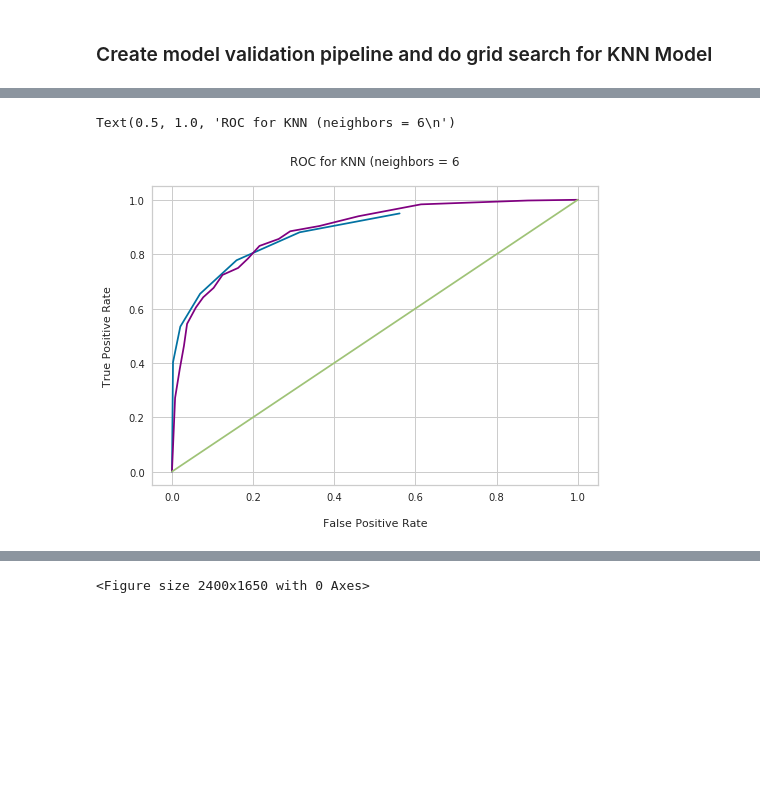
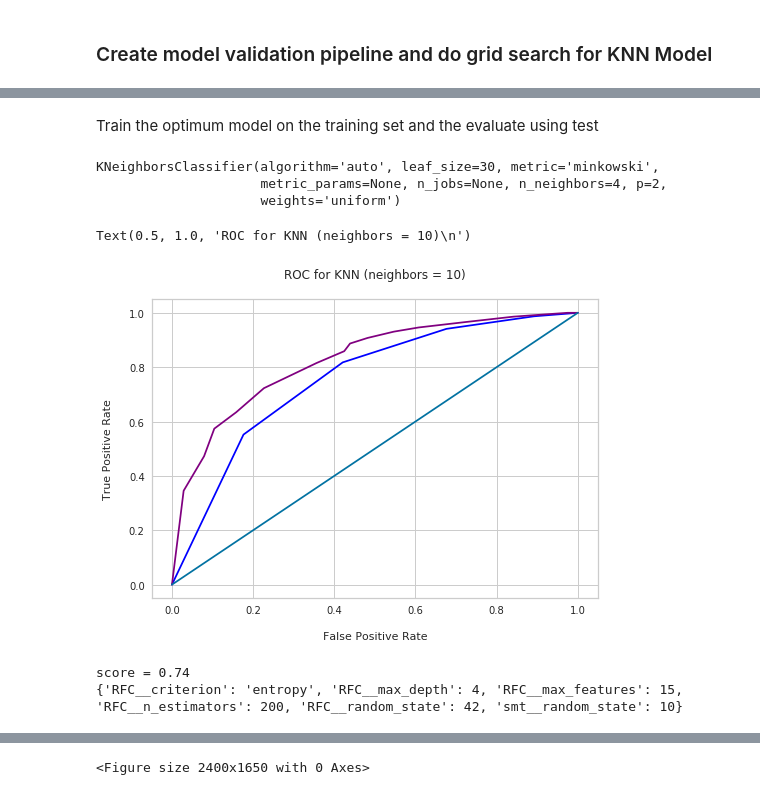
Before and after one commit to Merkeley/Project_03, a Jupyter notebook: Notebooks/Modeling.ipynb, the cells around one changed output, grey strips where cells are left out. Saved outputs shown, nothing was run; the diff lists cells and outputs as text; code cells hidden in the pictures; blank space fills up the shorter version.

Commit message:
Modeling improvements

```diff
--- a/Notebooks/Modeling.ipynb
+++ b/Notebooks/Modeling.ipynb
@@ -74,4 +92,4 @@ X_res, y_res = sm.fit_resample(X, y)
 # Create a logistic regression model that we can use as a baseline
 model_1 = LogisticRegression(solver = 'liblinear', C=0.5)
 
-X_train, X_test, y_train, y_test = train_test_split(X_res, y_res, test_size=0.2)
+X_train, X_test, y_train, y_test = train_test_split(X, y, test_size=0.2, stratify=y)
@@ -84,7 +104,7 @@ print(accuracy_score(y_test, y_hat))
 # %%
 def calc_roc_data(model, X_dat, y_dat, n_step) :
-    threshold_list = np.linspace(0, 1, n_step)
-    roc_data = []
+    threshold_list = np.linspace(0, 1, n_step, endpoint=True)
+    roc_data = [[0,0,0]]
 
     for i, threshold in enumerate(threshold_list) :
         y_predict = (model.predict_proba(X_dat)[:, 1] >= threshold)
@@ -93,7 +113,11 @@ def calc_roc_data(model, X_dat, y_dat, n_step) :
         tpr = confusion_m[0][0] / (confusion_m[0][0]+confusion_m[0][1])
         roc_data.append([threshold, fpr, tpr])
 
+    roc_data.append([1,1,1])
+
     return roc_data
+
+######
 
 def cal_f_beta(tpr, fpr, beta) :
     weighted_ave = (beta**2 * (tpr+1) * fpr) / (beta**2 + 1)
@@ -140,16 +168,23 @@ score = 0.81
+# %% [markdown]
+Train the optimum model on the training set and the evaluate using test
+# %%
+knn = KNeighborsClassifier(n_neighbors=4)
+knn.fit(X_train, y_train)
+# %% [output]
+KNeighborsClassifier(algorithm='auto', leaf_size=30, metric='minkowski',
+                     metric_params=None, n_jobs=None, n_neighbors=4, p=2,
+                     weights='uniform')
 # %%
-knn = KNeighborsClassifier(n_neighbors=6)
-knn.fit(X_train, y_train)
-roc_data = calc_roc_data(knn, X_test, y_test, 20)
-x_plt_knn = [roc_data[i][1] for i in range(len(roc_data))]
-y_plt_knn = [roc_data[i][2] for i in range(len(roc_data))]
+roc_data_knn = calc_roc_data(knn, X_test, y_test, 20)
+x_plt_knn = [roc_data_knn[i][1] for i in range(len(roc_data_knn))]
+y_plt_knn = [roc_data_knn[i][2] for i in range(len(roc_data_knn))]
 # %%
-plt.plot(x_plt_knn, y_plt_knn)
+plt.plot(x_plt_knn, y_plt_knn, color='blue')
 plt.plot(x_plt_log, y_plt_log, color='purple')
 plt.plot([0,1],[0,1])
 plt.xlabel('\nFalse Positive Rate')
 plt.ylabel('True Positive Rate\n')
-plt.title('ROC for KNN (neighbors = 6\n')
+plt.title('ROC for KNN (neighbors = 10)\n')
 # %% [output]
-Text(0.5, 1.0, 'ROC for KNN (neighbors = 6\n')
+Text(0.5, 1.0, 'ROC for KNN (neighbors = 10)\n')
-[figure, old version]
+[figure, new version]
@@ -155,0 +210,7 @@ Text(0.5, 1.0, 'ROC for KNN (neighbors = 6\n')
+# %%
+rf_grid.fit(X_train, y_train)
+print("score = %3.2f" %(rf_grid.score(X_test,y_test)))
+print(rf_grid.best_params_)
+# %% [output]
+score = 0.74
+{'RFC__criterion': 'entropy', 'RFC__max_depth': 4, 'RFC__max_features': 15, 'RFC__n_estimators': 200, 'RFC__random_state': 42, 'smt__random_state': 10}
```
Also changed, not shown: parts of 40 cells of this notebook.
